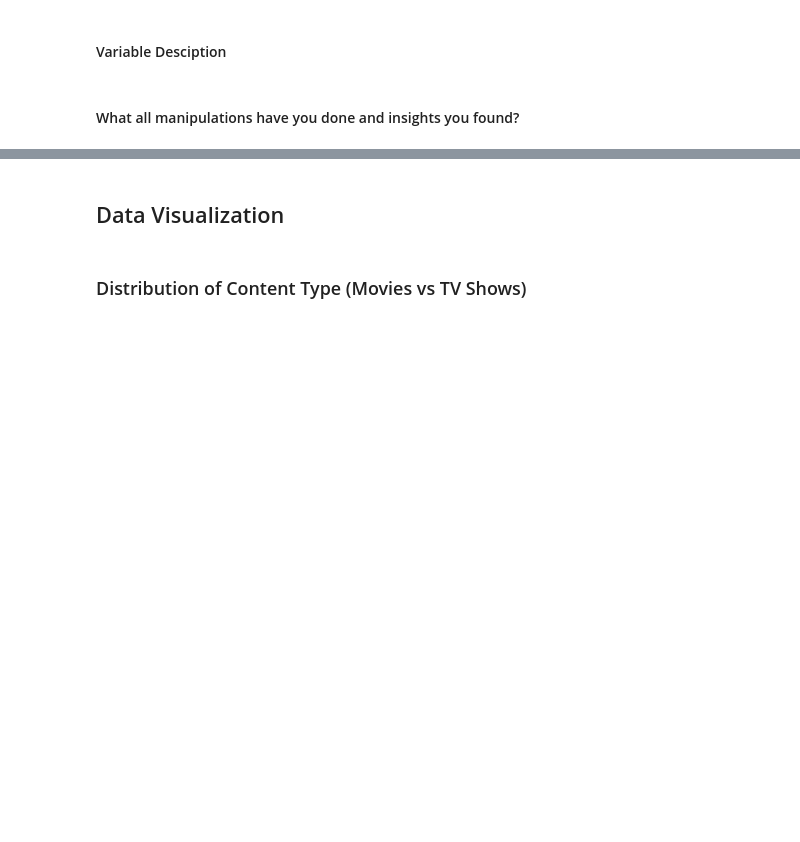
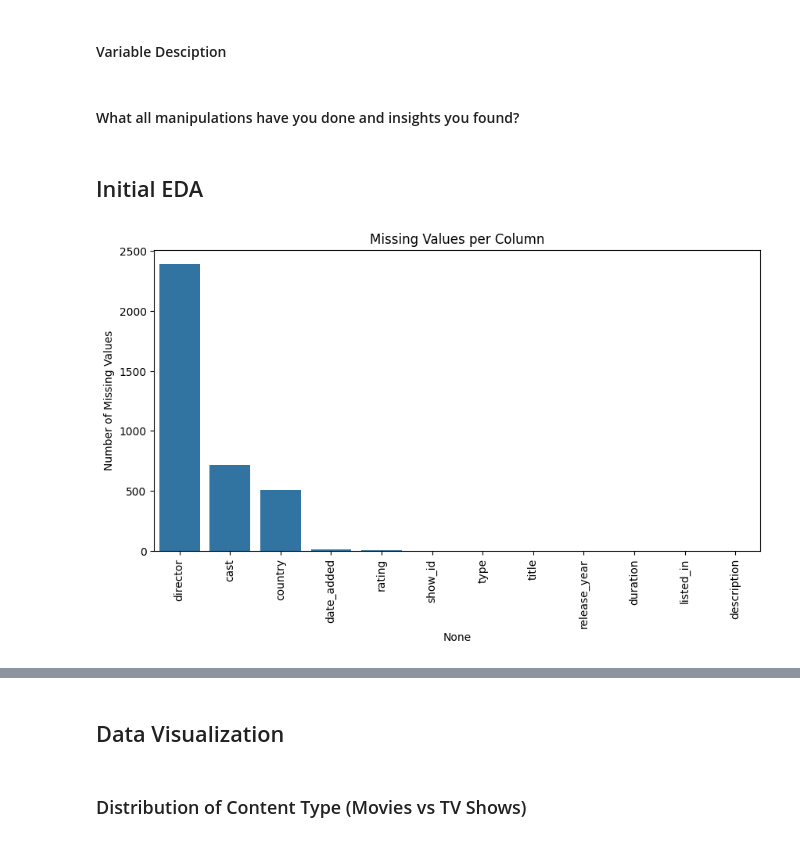
Before and after one commit to neha-dhananju/Netflix_project, a Jupyter notebook: notebooks/research.ipynb, the cells around one changed output, grey strips where cells are left out. Cells and saved outputs as stored; diff of their text form; code cells hidden in the pictures; blank space fills up the shorter version.

```diff
--- a/notebooks/research.ipynb
+++ b/notebooks/research.ipynb
@@ -197,3 +171,5 @@ ensure data quality. This preparation has made the dataset clean and ready for f
 #### Variable Desciption
 # %% [markdown]
 #### What all manipulations have you done and insights you found?
+# %% [markdown]
+## Initial EDA
@@ -199,0 +181,14 @@ ensure data quality. This preparation has made the dataset clean and ready for f
+# %%
+# Count missing values
+missing_counts = data.isnull().sum().sort_values(ascending=False)
+missing_perc = (missing_counts / len(data)) * 100
+
+# Plot
+plt.figure(figsize=(10,5))
+sns.barplot(x=missing_counts.index, y=missing_counts.values)
+plt.xticks(rotation=90)
+plt.ylabel('Number of Missing Values')
+plt.title('Missing Values per Column')
+plt.show()
+# %% [output]
+[figure, added]
```
Also changed, not shown: parts of 19 cells of this notebook.
